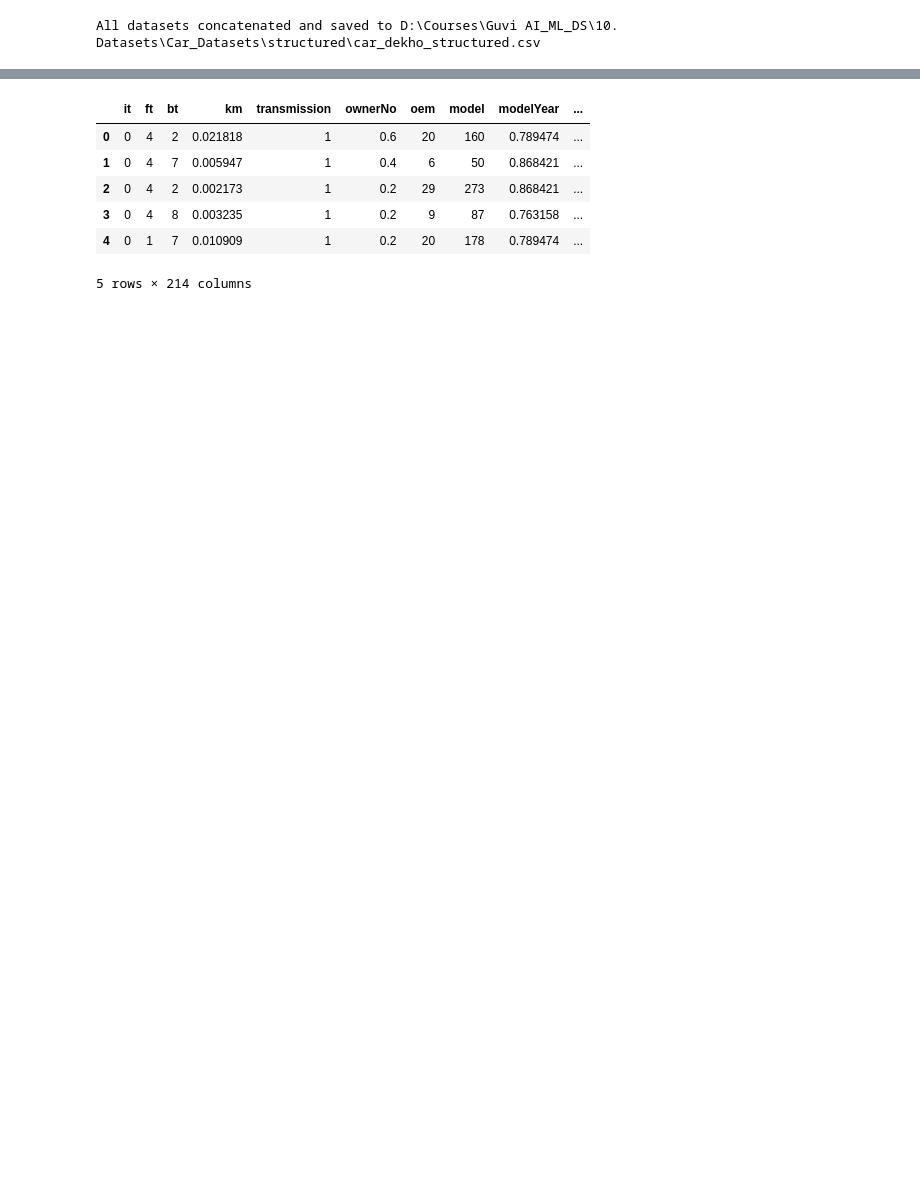
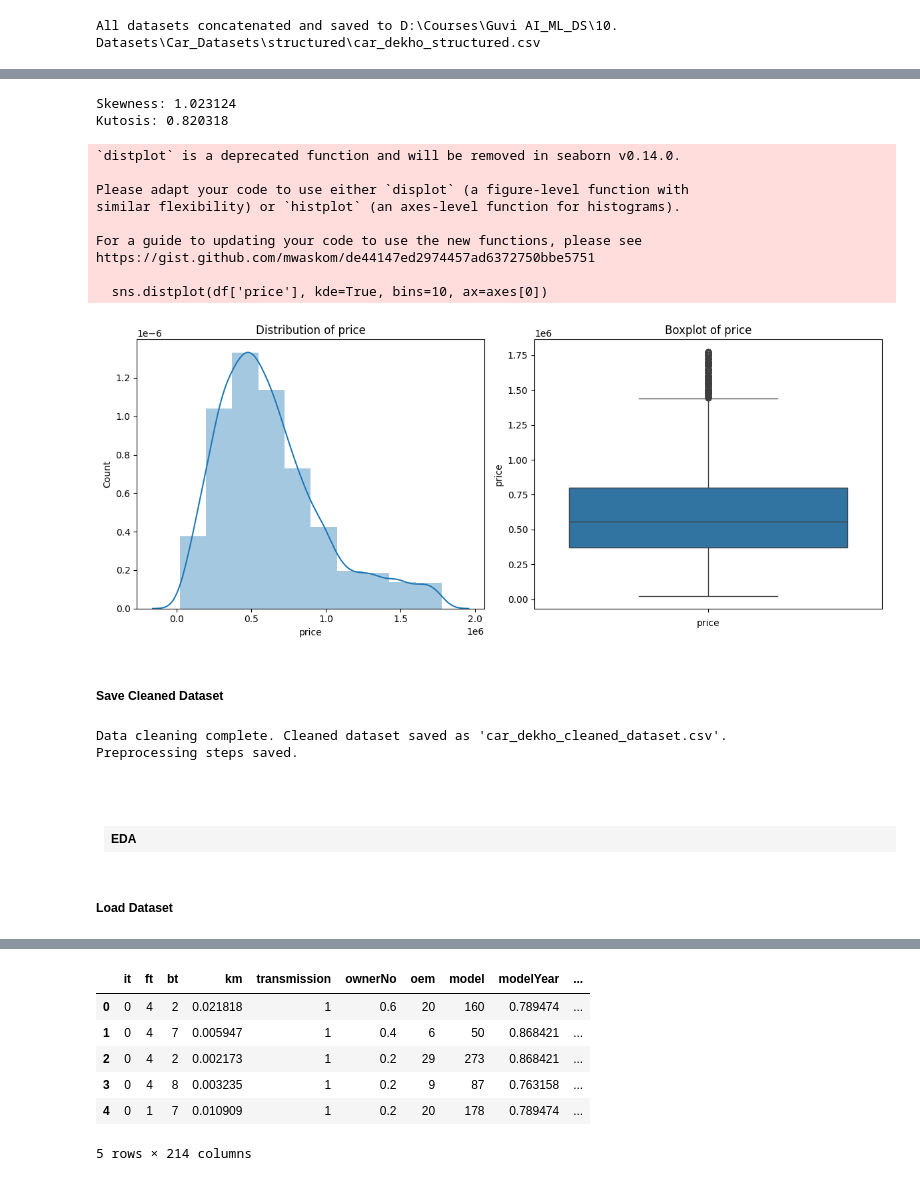
Before and after one commit to Jegadeswari/Used-Car-Price-Prediction, a Jupyter notebook: CarPricePrediction.ipynb, the cells around one changed output, grey strips where cells are left out. Saved outputs shown, nothing was run; the diff lists cells and outputs as text; code cells hidden in the pictures; blank space fills up the shorter version.

```diff
--- a/CarPricePrediction.ipynb
+++ b/CarPricePrediction.ipynb
@@ -981,0 +972,64 @@ Loading Dataset for Machine Learning Model
+# %%
+print('Skewness: %f' % df['price'].skew())
+print('Kutosis: %f' % df['price'].kurt())
+
+fig,axes=plt.subplots(1,2,figsize=(12,5))
+
+# Distribution plot for the "price" column
+sns.distplot(df['price'], kde=True, bins=10, ax=axes[0])
+axes[0].set_title("Distribution of price")
+axes[0].set_xlabel("price")
+axes[0].set_ylabel("Count")
+
+# Boxplot plot for the "price" column
+sns.boxplot(data=df, y='price',ax=axes[1])
+axes[1].set_title("Boxplot of price")
+axes[1].set_xlabel("price")
+
+# Adjust layout
+plt.tight_layout()
+# %% [output]
+Skewness: 1.023124
+Kutosis: 0.820318
+`distplot` is a deprecated function and will be removed in seaborn v0.14.0.
+
+Please adapt your code to use either `displot` (a figure-level function with
+similar flexibility) or `histplot` (an axes-level function for histograms).
+
+For a guide to updating your code to use the new functions, please see
+https://gist.github.com/mwaskom/de44147ed2974457ad6372750bbe5751
+
+  sns.distplot(df['price'], kde=True, bins=10, ax=axes[0])
+[figure, added]
+# %% [markdown]
+##### Save Cleaned Dataset
+# %%
+# Save the cleaned data
+df.to_csv(r'D:\Courses\Guvi AI_ML_DS\7. Capstone\P3_Used_Car_Price_Prediction\car_dekho_cleaned_dataset.csv', index=False)
+
+# Save preprocessing steps
+joblib.dump(label_encoders, r'D:\Courses\Guvi AI_ML_DS\7. Capstone\P3_Used_Car_Price_Prediction\label_encoders.pkl')
+joblib.dump(scalers, r'D:\Courses\Guvi AI_ML_DS\7. Capstone\P3_Used_Car_Price_Prediction\\scalers.pkl')
+
+print("Data cleaning complete. Cleaned dataset saved as 'car_dekho_cleaned_dataset.csv'.")
+print("Preprocessing steps saved.")
+# %% [output]
+Data cleaning complete. Cleaned dataset saved as 'car_dekho_cleaned_dataset.csv'.
+Preprocessing steps saved.
+# %% [markdown]
+###
+# %% [markdown]
+<table align="center" width=100%>
+    <tr>
+        <td>
+            <div align="left">
+                <font color="#21619" size=6px>
+                    <b>  EDA
+                    </b>
+                </font>
+            </div>
+        </td>
+    </tr>
+</table>
+# %% [markdown]
+##### Load Dataset
```
Also changed, not shown: parts of 116 cells of this notebook, 1 other file.
